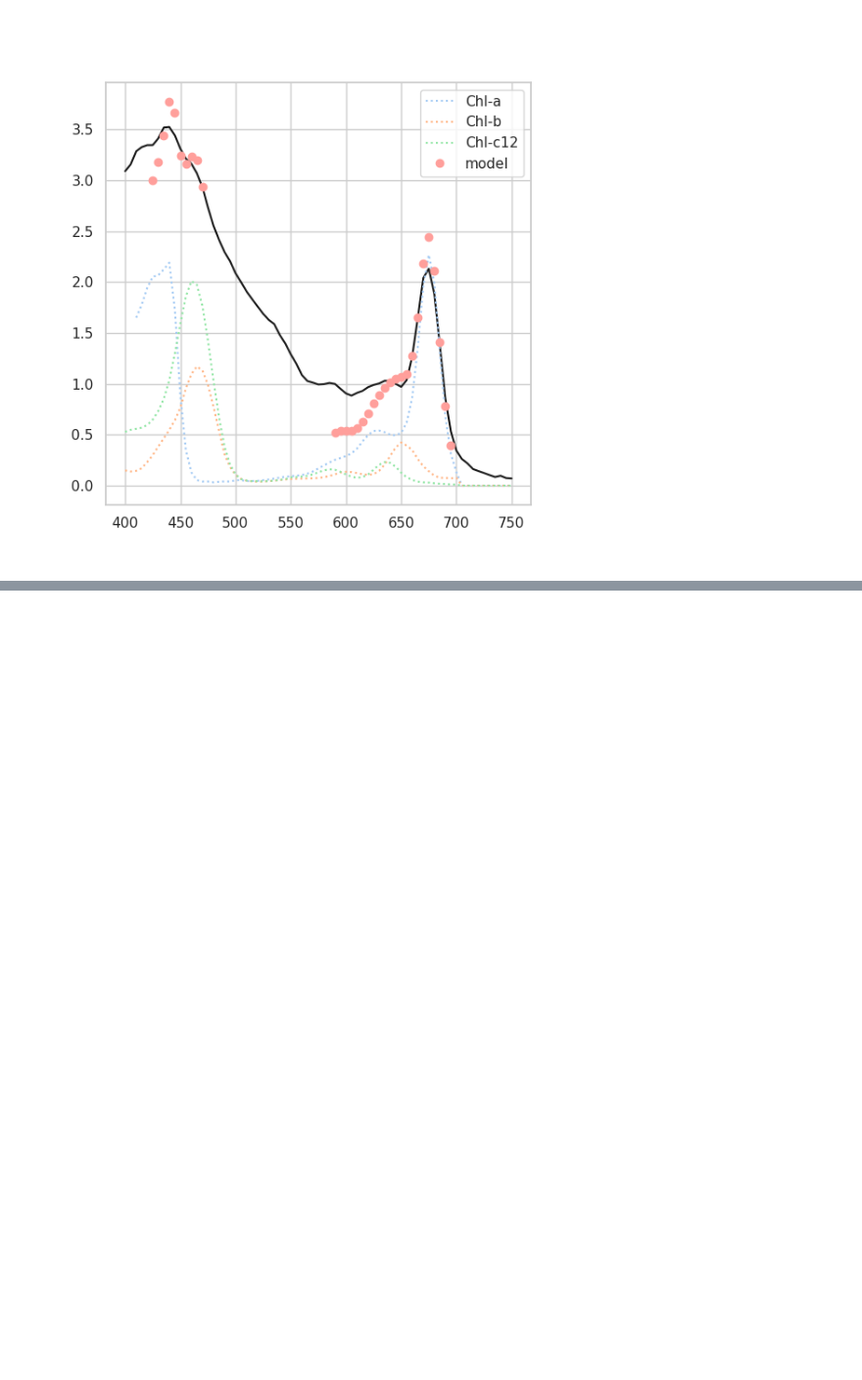
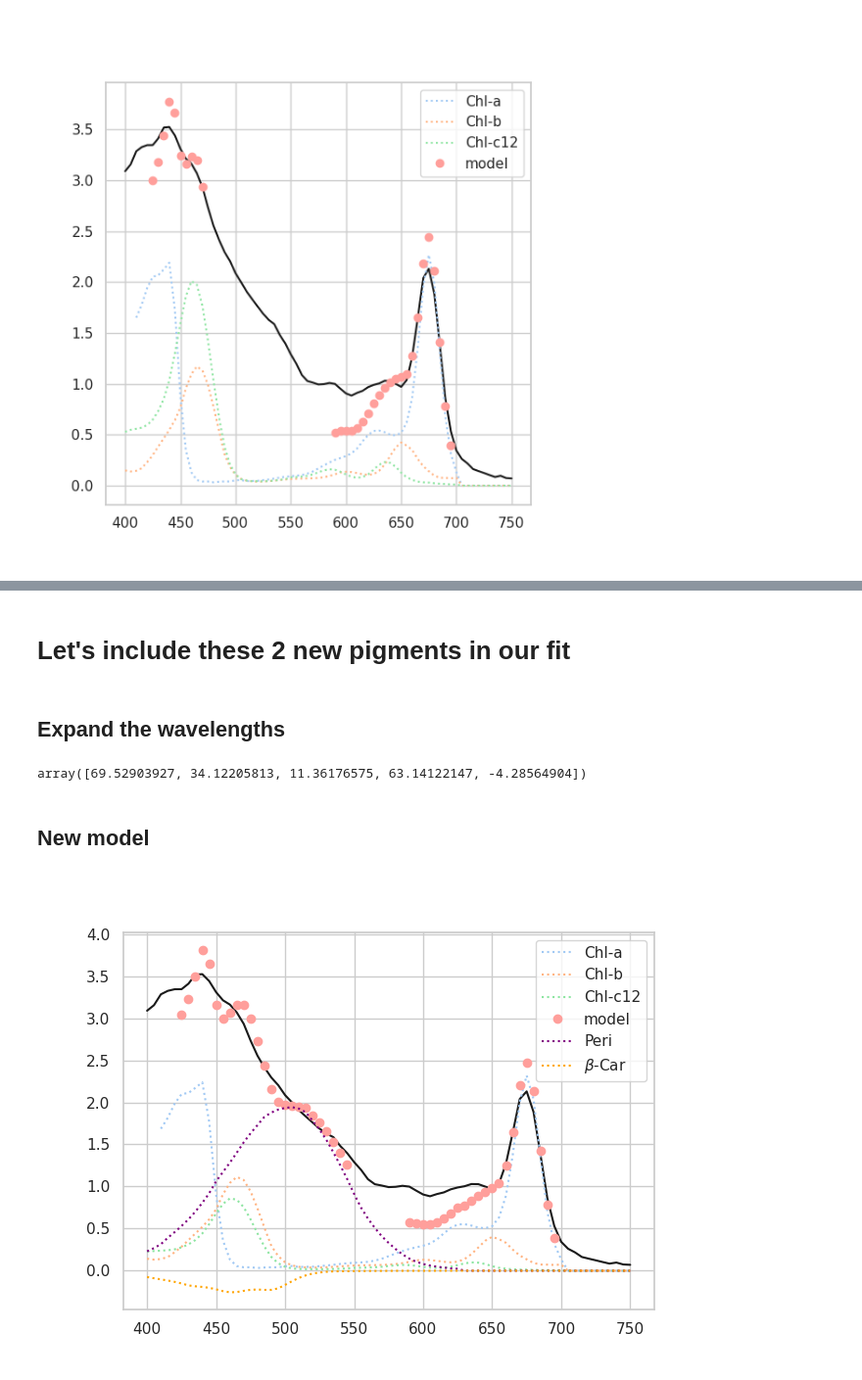
Before and after one commit to AI-for-Ocean-Science/cnmf, a Jupyter notebook: papers/I/Analysis/FitChl.ipynb, the cells around one changed output, grey strips where cells are left out. Shown: that part at 98% size. Cells and saved outputs as stored; diff of their text form; code cells hidden in the pictures; blank space fills up the shorter version.

```diff
--- a/papers/I/Analysis/FitChl.ipynb
+++ b/papers/I/Analysis/FitChl.ipynb
@@ -114,0 +149,44 @@ plt.show()
+# %% [markdown]
+# Let's include these 2 new pigments in our fit
+# %% [markdown]
+## Expand the wavelengths
+# %%
+gd1 = (wave > 420.) & (wave < 550.)
+gd2 = (wave > 589.) & (wave < 700.)
+gd_wave2 = gd1 | gd2
+# %%
+reload(pigments)
+ans, cov = pigments.fit_a_chl(wave[gd_wave2], M[0, gd_wave2],
+                             add_pigments=[peri[gd_wave2], beta[gd_wave2]])
+# %%
+ans
+# %% [output]
+array([69.52903927, 34.12205813, 11.36176575, 63.14122147, -4.28564904])
+# %% [markdown]
+## New model
+# %%
+new_model = ans[0]*chla + ans[1]*chlb + ans[2]*chlc + ans[3]*peri + ans[4]*beta
+# %%
+fig = plt.figure(figsize=(7,5))
+ax = plt.gca()
+
+# Basis function
+ax.plot(wave, M[0], color='k')
+
+# Chl
+for ss, pig, wv, lbl in zip(range(3), [chla,chlb,chlc], [673.,440.,440.], ['a', 'b', 'c12']):
+    #iwv = np.argmin(np.abs(wave-wv))
+    #nrm = pig[iwv]/M[0,iwv]
+    #print(f'nrm: {1/nrm}')
+    ax.plot(wave, pig*ans[ss], label=f'Chl-{lbl}', ls=':')
+
+ax.plot(wave[gd_wave2], new_model[gd_wave2], 'o', label='model')
+
+# New ones
+ax.plot(wave, peri*ans[3], color='purple', label='Peri', ls=':')
+ax.plot(wave, beta*ans[4], color='orange', label=r'$\beta$-Car', ls=':')
+
+ax.legend()
+plt.show()
+# %% [output]
+[figure, added]
```
Also changed, not shown: parts of 9 cells of this notebook, 3 other files.
